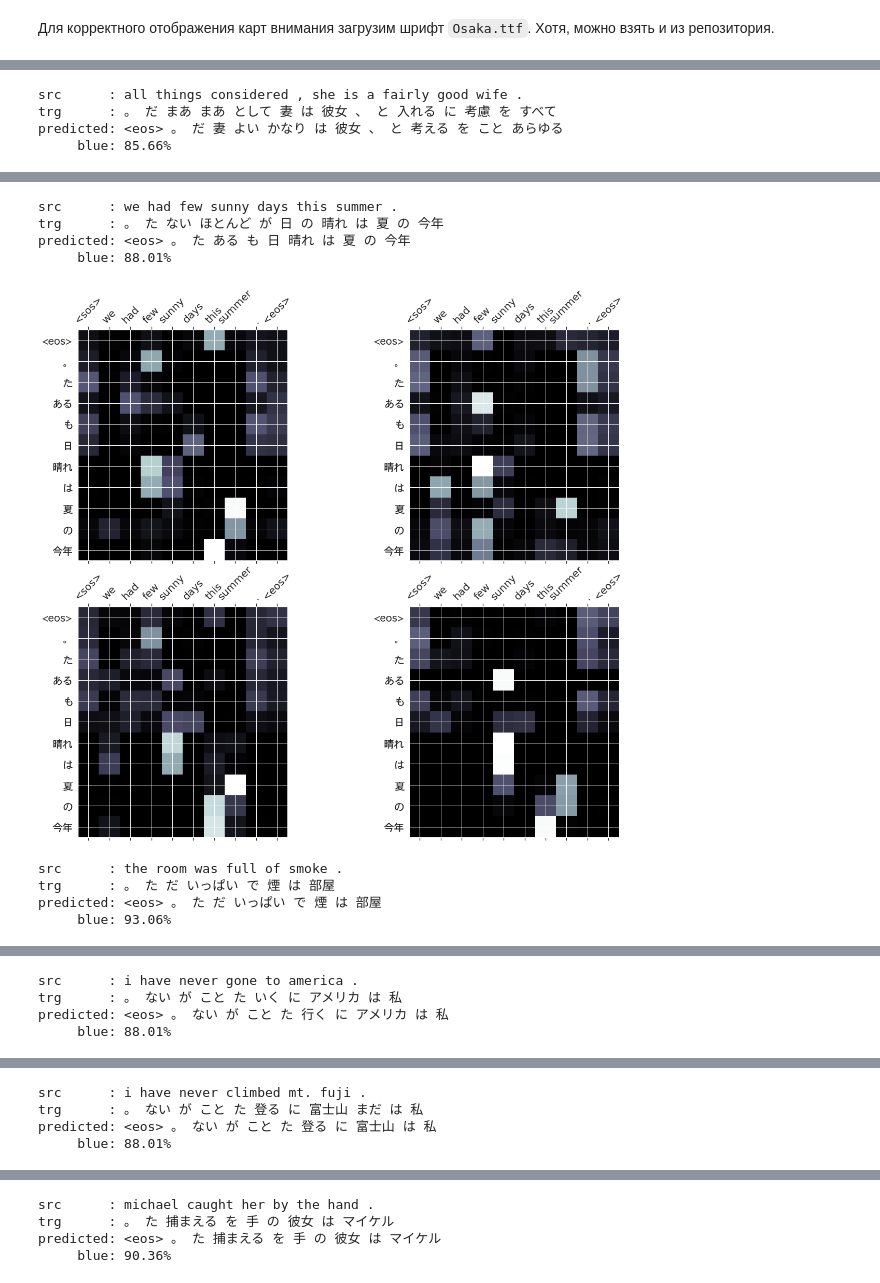
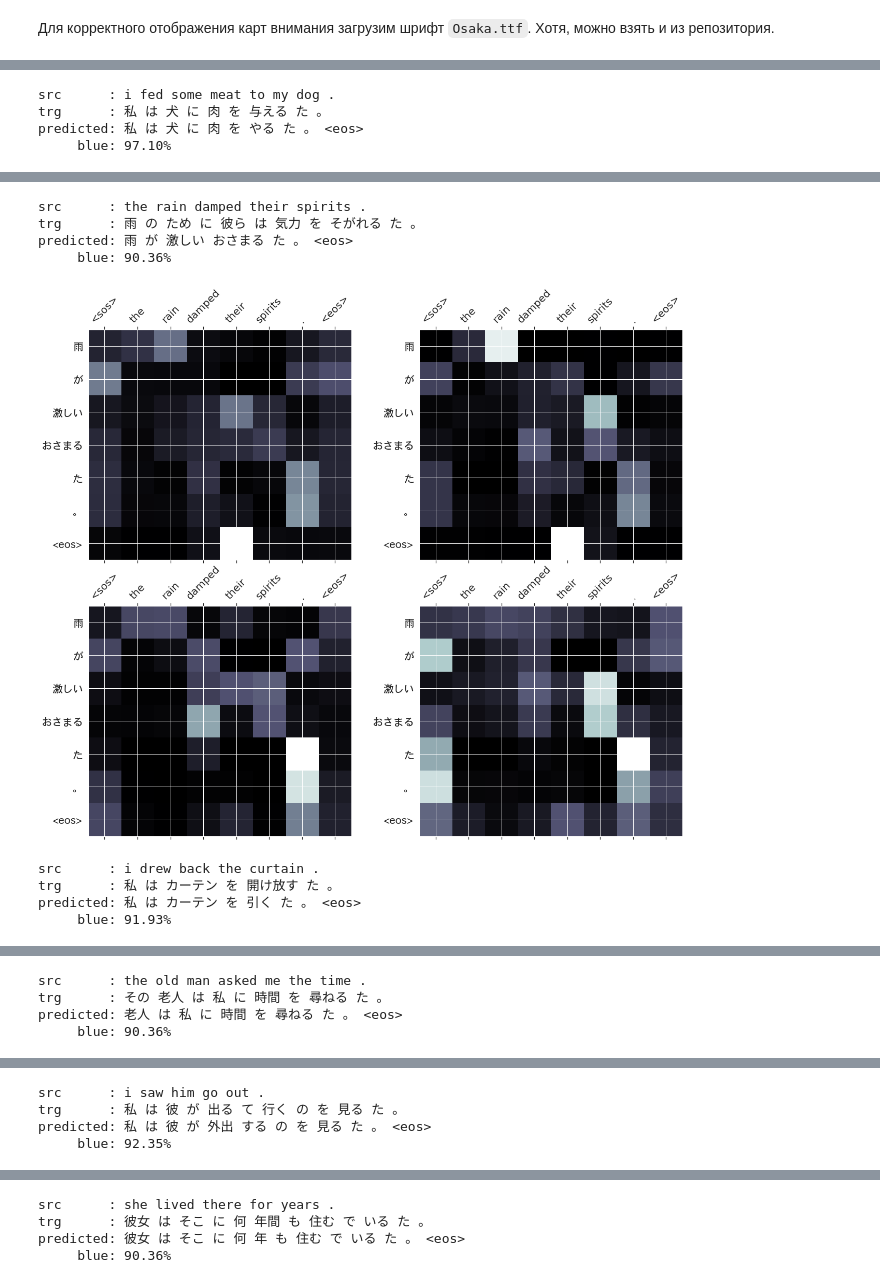
Before and after one commit to schokoro/AttentionNMT, a Jupyter notebook: en_jap_translate.ipynb, the cells around one changed output, grey strips where cells are left out. Saved outputs shown, nothing was run; the diff lists cells and outputs as text; code cells hidden in the pictures.

```diff
--- a/en_jap_translate.ipynb
+++ b/en_jap_translate.ipynb
@@ -509,24 +537,31 @@ for example_idx in idxs:
     result = [translation[0]]
 
     blue = sentence_blue(trg, translation, 4)
-    if blue < .85:
+    if blue < .9:
         continue
 
 
     for token in translation:
         if token != result[-1]:
             result.append(token)
+    if reverse_src:
+        src.reverse()
+
+    if reverse_trg:
+        trg.reverse()
+        translation.reverse()
+
     print(f'src      : {" ".join(src)}')
-    print(f'trg      : {" ".join(trg[::-1])}')
-    print(f'predicted: {" ".join(translation[::-1])}')
+    print(f'trg      : {" ".join(trg)}')
+    print(f'predicted: {" ".join(translation)}')
     print(f'     blue: {100 * blue:.2f}%')
-    display_attention(src, translation, attention, n_heads = DEC_HEADS, n_rows = DEC_HEADS/2, n_cols = 2, fontprop_x=fontprop_x, fontprop_y=fontprop_y, reverse_trg=True)
+    display_attention(src, translation, attention, n_heads = DEC_HEADS, n_rows = DEC_HEADS/2, n_cols = 2, fontprop_x=fontprop_x, fontprop_y=fontprop_y, reverse_trg=reverse_trg)
 
     count += 1
-    if count > 40:
+    if count > 50:
         break
 # %% [output]
-src      : all things considered , she is a fairly good wife .
-trg      : 。 だ まあ まあ として 妻 は 彼女 、 と 入れる に 考慮 を すべて
-predicted: <eos> 。 だ 妻 よい かなり は 彼女 、 と 考える を こと あらゆる
-     blue: 85.66%
+src      : i fed some meat to my dog .
+trg      : 私 は 犬 に 肉 を 与える た 。
+predicted: 私 は 犬 に 肉 を やる た 。 <eos>
+     blue: 97.10%
@@ -534,9 +569,9 @@ predicted: <eos> 。 だ 妻 よい かなり は 彼女 、 と 考える を
-src      : we had few sunny days this summer .
-trg      : 。 た ない ほとんど が 日 の 晴れ は 夏 の 今年
-predicted: <eos> 。 た ある も 日 晴れ は 夏 の 今年
-     blue: 88.01%
+src      : the rain damped their spirits .
+trg      : 雨 の ため に 彼ら は 気力 を そがれる た 。
+predicted: 雨 が 激しい おさまる た 。 <eos>
+     blue: 90.36%
-[figure, old version]
+[figure, new version]
-src      : the room was full of smoke .
-trg      : 。 た だ いっぱい で 煙 は 部屋
-predicted: <eos> 。 た だ いっぱい で 煙 は 部屋
-     blue: 93.06%
+src      : i drew back the curtain .
+trg      : 私 は カーテン を 開け放す た 。
+predicted: 私 は カーテン を 引く た 。 <eos>
+     blue: 91.93%
@@ -544,4 +579,4 @@ predicted: <eos> 。 た だ いっぱい で 煙 は 部屋
-src      : i have never gone to america .
-trg      : 。 ない が こと た いく に アメリカ は 私
-predicted: <eos> 。 ない が こと た 行く に アメリカ は 私
-     blue: 88.01%
+src      : the old man asked me the time .
+trg      : その 老人 は 私 に 時間 を 尋ねる た 。
+predicted: 老人 は 私 に 時間 を 尋ねる た 。 <eos>
+     blue: 90.36%
@@ -549,4 +584,4 @@ predicted: <eos> 。 ない が こと た 行く に アメリカ は 私
-src      : i have never climbed mt. fuji .
-trg      : 。 ない が こと た 登る に 富士山 まだ は 私
-predicted: <eos> 。 ない が こと た 登る に 富士山 は 私
-     blue: 88.01%
+src      : i saw him go out .
+trg      : 私 は 彼 が 出る て 行く の を 見る た 。
+predicted: 私 は 彼 が 外出 する の を 見る た 。 <eos>
+     blue: 92.35%
@@ -554,4 +589,4 @@ predicted: <eos> 。 ない が こと た 登る に 富士山 は 私
-src      : michael caught her by the hand .
-trg      : 。 た 捕まえる を 手 の 彼女 は マイケル
-predicted: <eos> 。 た 捕まえる を 手 の 彼女 は マイケル
+src      : she lived there for years .
+trg      : 彼女 は そこ に 何 年間 も 住む で いる た 。
+predicted: 彼女 は そこ に 何 年 も 住む で いる た 。 <eos>
      blue: 90.36%
```
Also changed, not shown: parts of 9 cells of this notebook.
